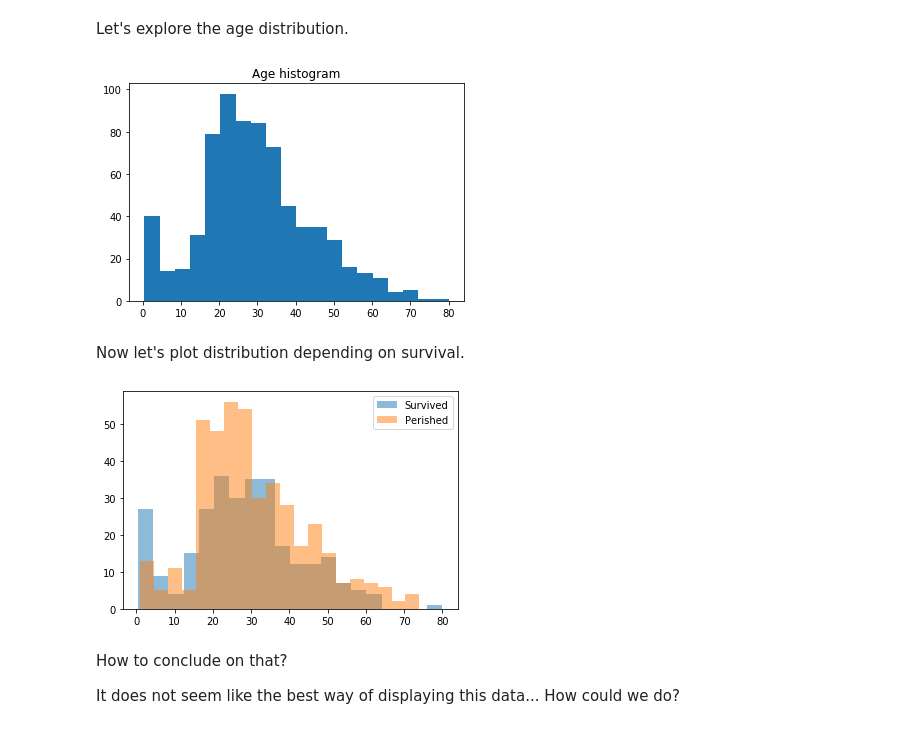
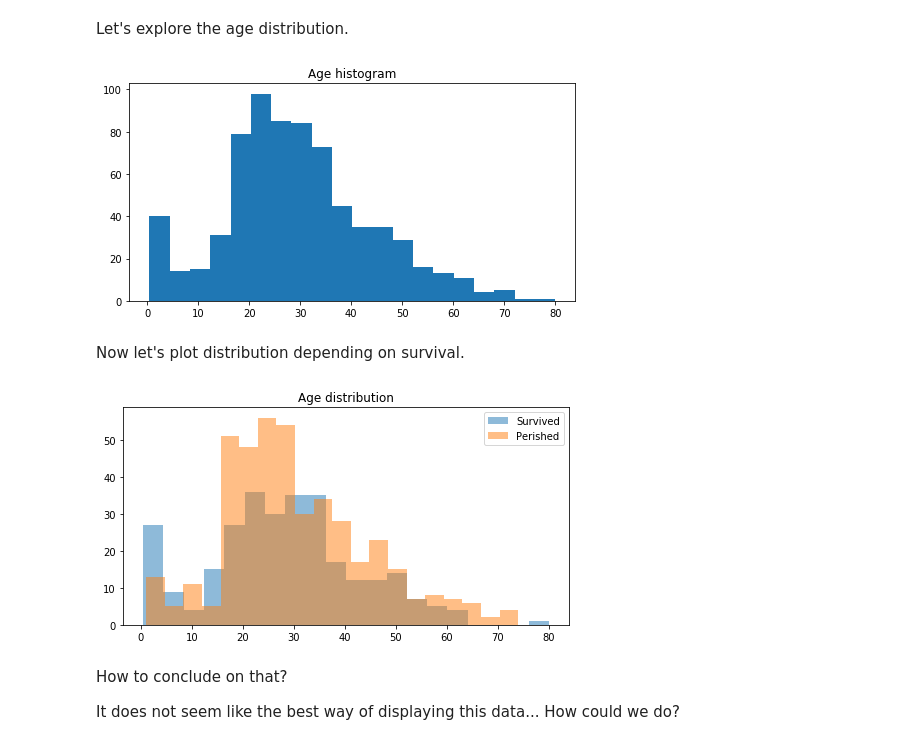
Before and after one commit to vincent-vdb/Edhec_2020_ML_Intro, a Jupyter notebook: 02_Scientific_Computing/02_Data-Visualization.ipynb, the cells around one changed output. Cells and saved outputs as stored; diff of their text form; code cells hidden in the pictures.

```diff
--- a/02_Scientific_Computing/02_Data-Visualization.ipynb
+++ b/02_Scientific_Computing/02_Data-Visualization.ipynb
@@ -370,20 +419,23 @@ What would you conclude?
 # %% [markdown]
 Let's explore the age distribution.
 # %%
+plt.figure(figsize=(8, 4))
 plt.hist(data['Age'], bins=20)
 plt.title('Age histogram')
 plt.show()
 # %% [output]
-[figure, old version]
+[figure, new version]
 # %% [markdown]
 Now let's plot distribution depending on survival.
 # %%
+plt.figure(figsize=(8, 4))
 plt.hist(data[data['Survived']==1]['Age'], bins=20, alpha=0.5, label='Survived')
 plt.hist(data[data['Survived']==0]['Age'], bins=20, alpha=0.5, label='Perished')
+plt.title('Age distribution')
 plt.legend()
 plt.show()
 # %% [output]
-[figure, old version]
+[figure, new version]
 # %% [markdown]
 How to conclude on that?
 
```
Also changed, not shown: parts of 39 cells of this notebook, 2 other files.
